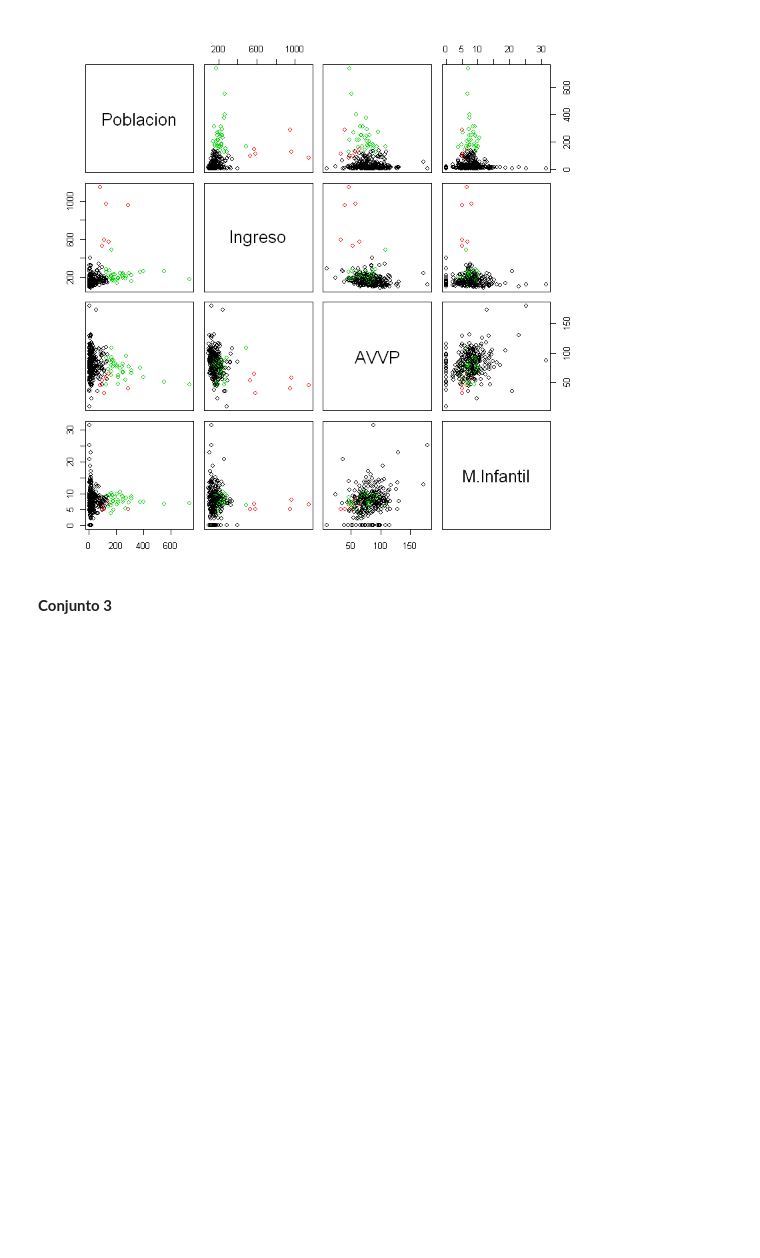
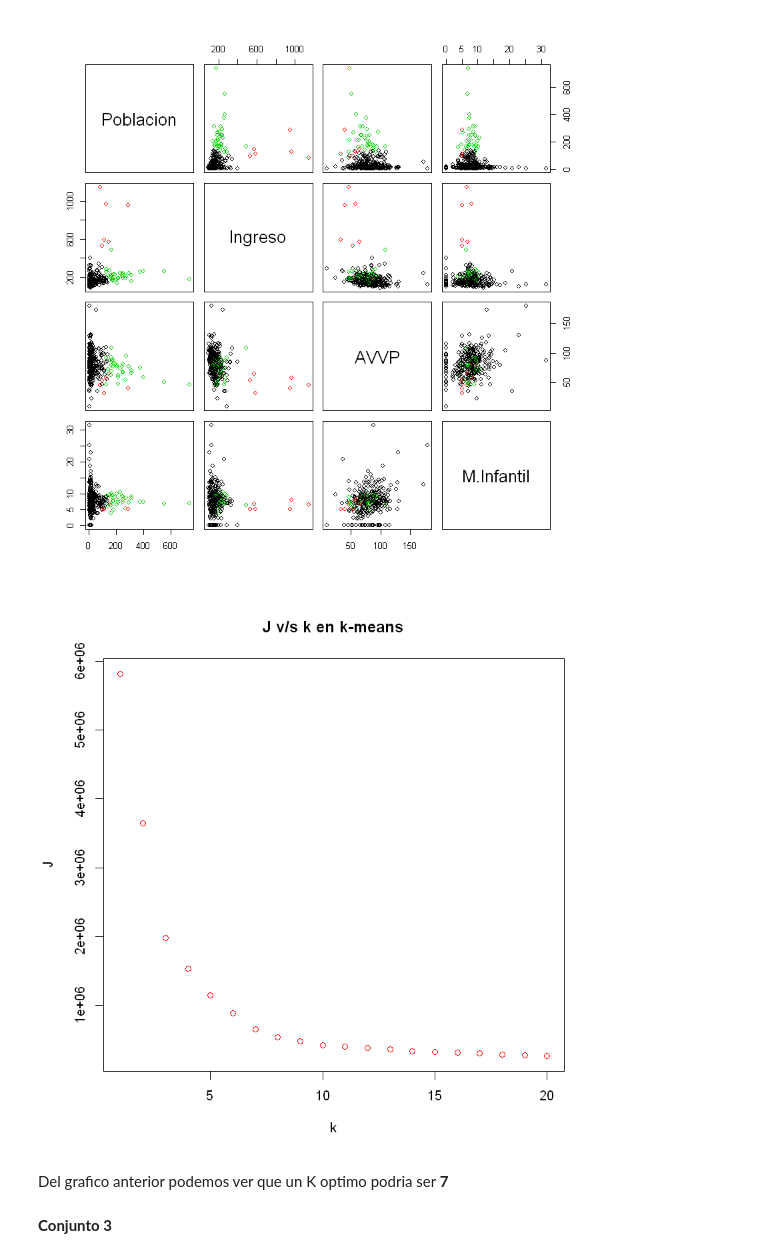
Before and after one commit to ReinaldoBustamante/Analisis-de-datos, a Jupyter notebook: K-means/Clustering_Notebook1.ipynb, the cells around one changed output. Drawn from its saved outputs; the diff is of its cells as text; code cells hidden in the pictures; blank space fills up the shorter version.

```diff
--- a/K-means/Clustering_Notebook1.ipynb
+++ b/K-means/Clustering_Notebook1.ipynb
@@ -354,6 +374,25 @@ cl<-kmeans(conjunto2,k0,iter.max=1000,nstart=10)
 pairs(conjunto2,col=cl$cluster)
 # %% [output]
 [figure]
+# %%
+#Estrategia para elegir K, el numero de grupos
+#J suma cuadrado de las distancias por cada k utilizado
+#K-means
+J<-rep(0,20)
+fin_iter<-20
+
+
+for (k in 1:fin_iter){
+     cl<-kmeans(conjunto2,k,iter.max=1000,nstart=10)
+	 J[k]<-cl$tot.withinss
+}
+
+
+plot(1:fin_iter,J,xlab="k",ylab="J",type="p",main="J v/s k en k-means",col=2)
+# %% [output]
+[figure, added]
+# %% [markdown]
+Del grafico anterior podemos ver que un K optimo podria ser **7**
 # %% [markdown]
 **Conjunto 3**
 # %%
```
Also changed, not shown: parts of 28 cells of this notebook.
